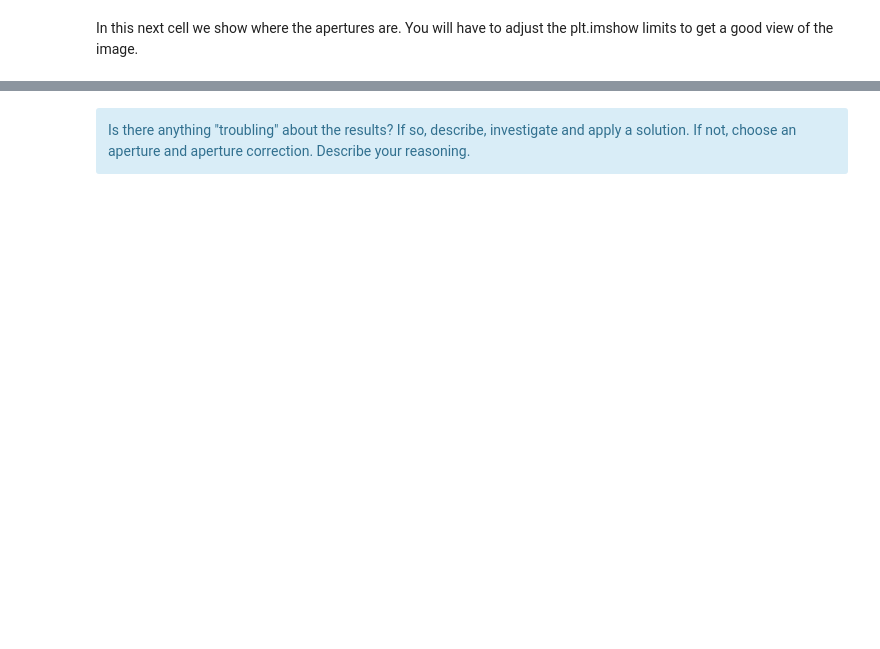
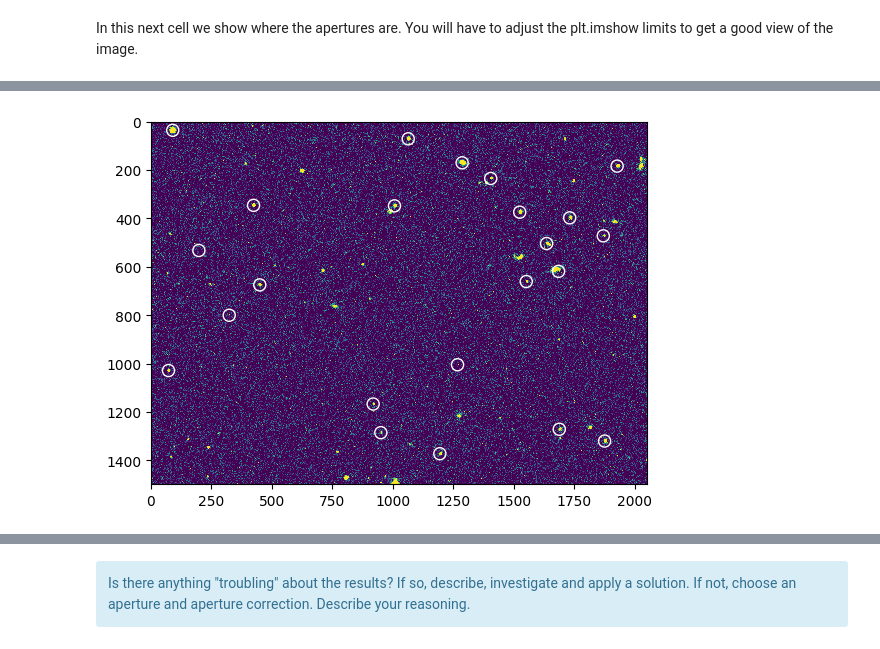
Before and after one commit to ASamaco/ASTR302, a Jupyter notebook: workbooks/ASTR302Lab6.ipynb, the cells around one changed output, grey strips where cells are left out. Cells and saved outputs as stored; diff of their text form; code cells hidden in the pictures; blank space fills up the shorter version.

```diff
--- a/workbooks/ASTR302Lab6.ipynb
+++ b/workbooks/ASTR302Lab6.ipynb
@@ -179,3 +205,9 @@ ann_patches = aperture.plot(color='white',lw=1)
+# %%
+plt.imshow(image,interpolation='nearest',vmin=10, vmax=100)
+aperture = CircularAperture(positions, r=25)
+ann_patches = aperture.plot(color='white',lw=1)
+# %% [output]
+[figure, added]
 # %%
 # curve of growth
 
```
Also changed, not shown: parts of 8 cells of this notebook.
